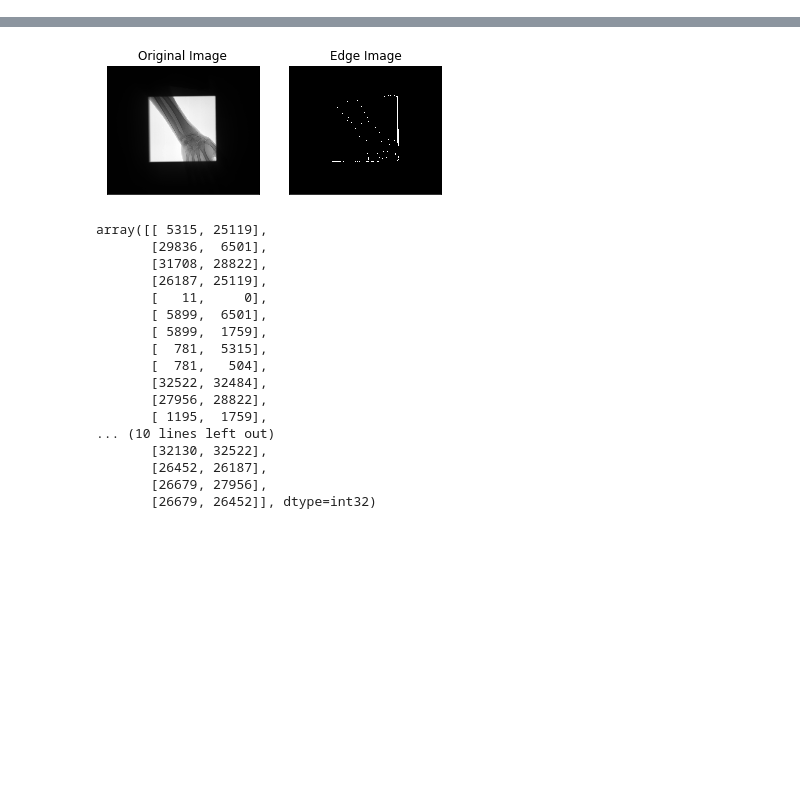
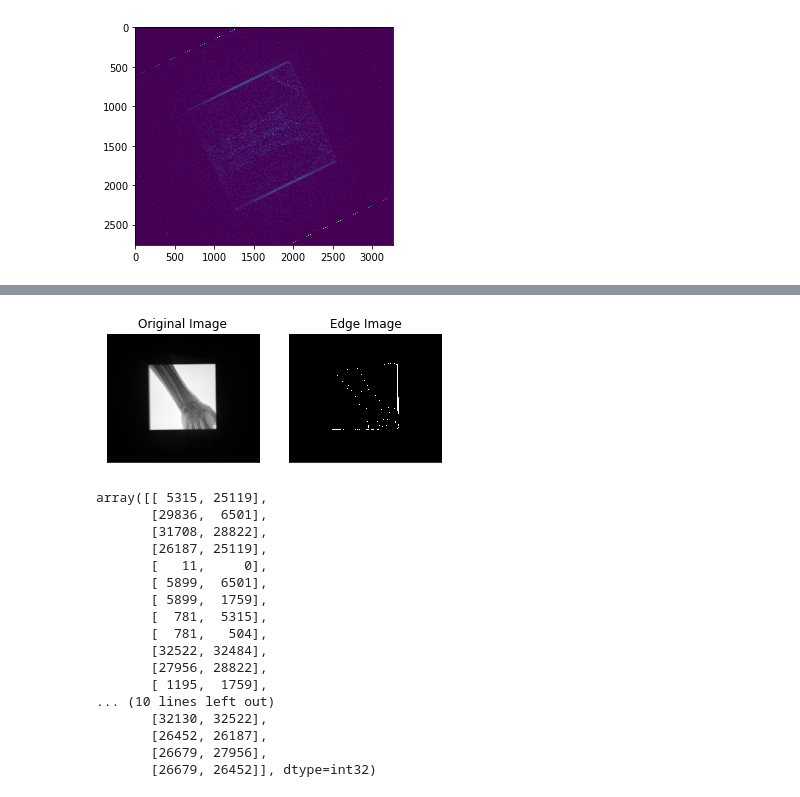
Before and after one commit to JosephPB/proyectito, a Jupyter notebook: complexhull.ipynb, the cells around one changed output, grey strips where cells are left out. Saved outputs shown, nothing was run; the diff lists cells and outputs as text; code cells hidden in the pictures; blank space fills up the shorter version.

```diff
--- a/complexhull.ipynb
+++ b/complexhull.ipynb
@@ -12,0 +23,8 @@ img = cv2.cvtColor(img, cv2.COLOR_BGR2GRAY)
+# %%
+sobelx64f_x = cv2.Sobel(dst,cv2.CV_64F,0,1,ksize=1)
+abs_sobel64f_x = np.absolute(sobelx64f_x)
+sobel_8u_x = np.uint8(abs_sobel64f_x)
+plt.imshow(sobel_8u_x)
+plt.show()
+# %% [output]
+[figure, added]
```
Also changed, not shown: parts of 14 cells of this notebook, 2 other files.
